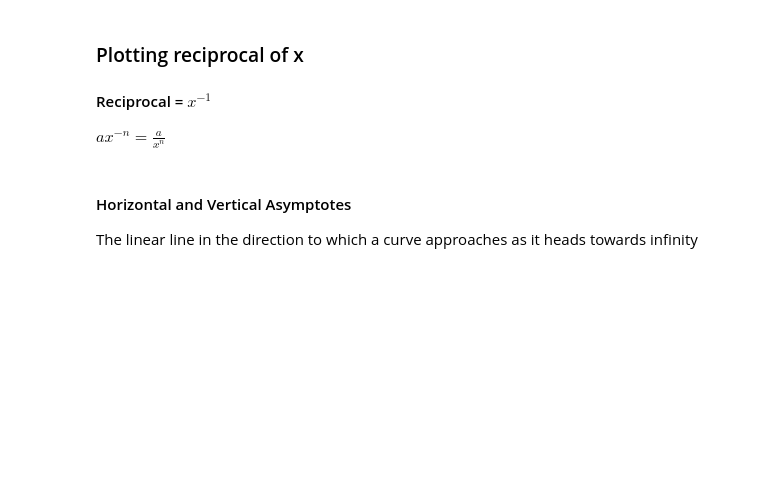
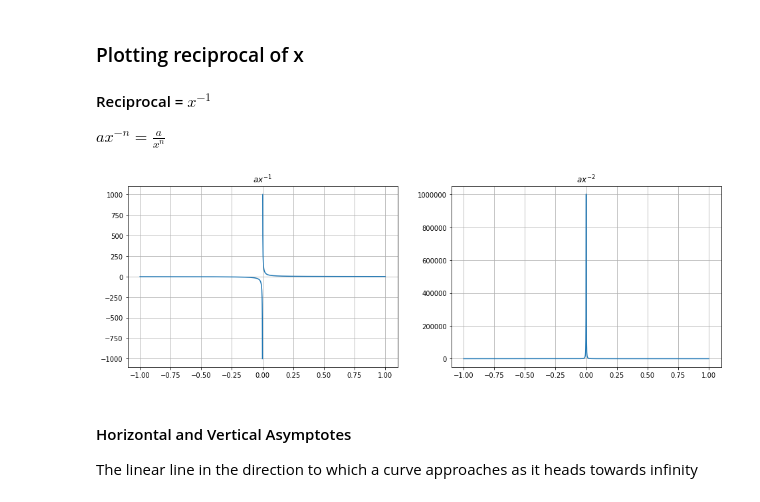
Before and after one commit to KiranArun/A-Level_Maths, a Jupyter notebook: Algebra_and_functions/Algebra_and_functions.ipynb, the cells around one changed output. Saved outputs shown, nothing was run; the diff lists cells and outputs as text; code cells hidden in the pictures; blank space fills up the shorter version.

```diff
--- a/Algebra_and_functions/Algebra_and_functions.ipynb
+++ b/Algebra_and_functions/Algebra_and_functions.ipynb
@@ -778,31 +784,33 @@ $ax^{-n} = \frac{a}{x^n}$
 # %%
 # x data
 x = np.linspace(-1, 1, 2001).astype(np.float32)
 
 # variables
 
 a = 1        # coefficient
 n = -1       # power (representing all odd values)
 n2 = -2      # power (representing all even values)
 
 # y values for first power
 y = a*x**n
 # y values for second power
 y2 = a*x**n2
 
 # set up plot
 fig, ax = plt.subplots(1, 2, sharex=True, figsize=(16,5))
 
 ax[0].plot(x, y)
 ax[1].plot(x, y2)
 
-ax[0].set_title("ax^-1")
-ax[1].set_title("ax^-2")
+ax[0].set_title("$ax^{-1}$")
+ax[1].set_title("$ax^{-2}$")
 
 for axes in ax:
     axes.grid(True)
 
 plt.show()
+# %% [output]
+[figure, added]
 # %% [markdown]
 #### Horizontal and Vertical Asymptotes
 
```
Also changed, not shown: parts of 7 cells of this notebook.
